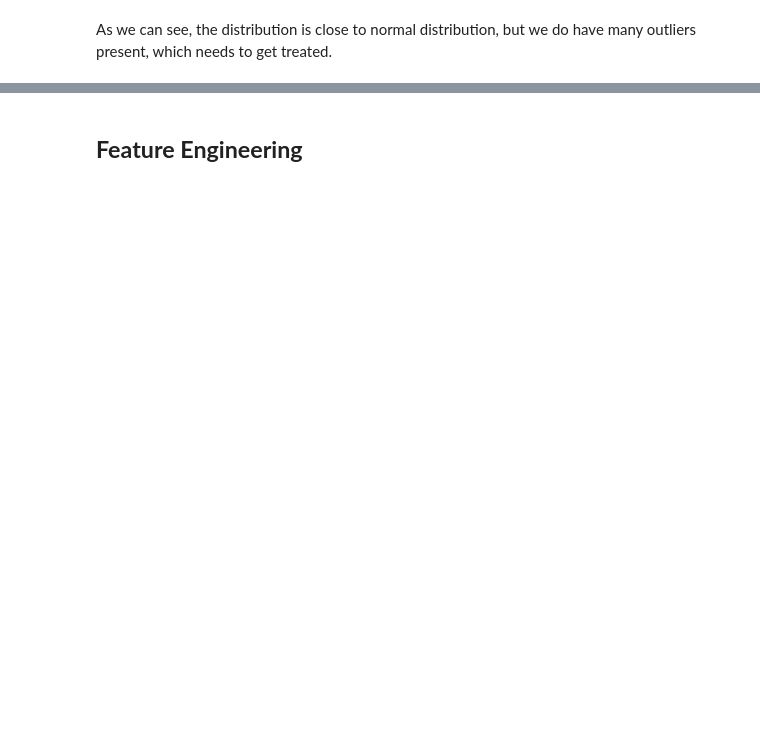
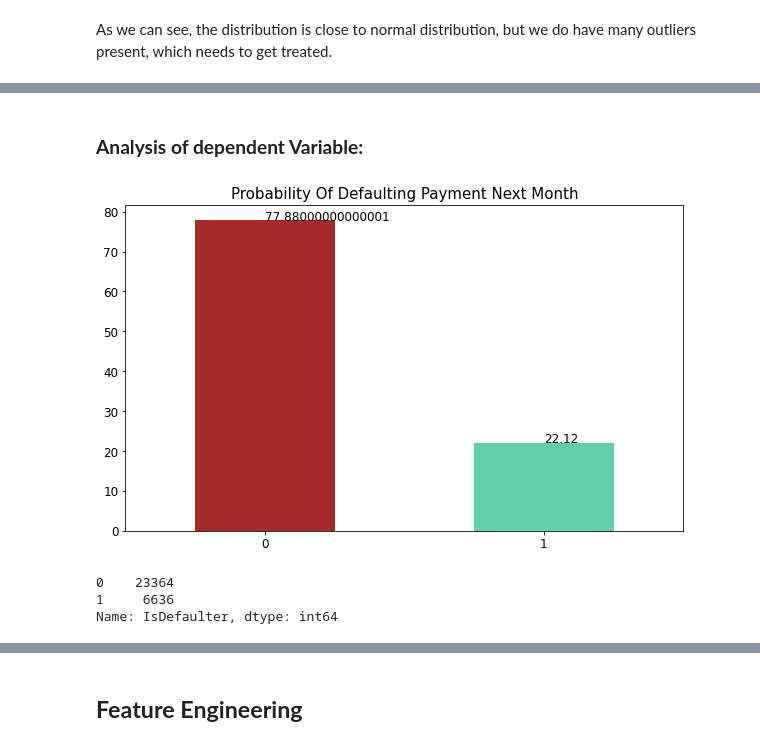
Before and after one commit to kunalmahadik/Credit-Card-Default-Prediction, a Jupyter notebook: Credit_Card_Default_Prediction_Capstone_Project.ipynb, the cells around one changed output, grey strips where cells are left out. Cells and saved outputs as stored; diff of their text form; code cells hidden in the pictures; blank space fills up the shorter version.

```diff
--- a/Credit_Card_Default_Prediction_Capstone_Project.ipynb
+++ b/Credit_Card_Default_Prediction_Capstone_Project.ipynb
@@ -628,22 +445,0 @@ plt.show()
-# %%
-# Creating bins for age groups from 21-30, 31-40,
-bins = [20,30,40,50,60,70,80]
-names = ['21-30','31-40','41-50','51-60','61-70','71-80']
-credit_df['AGE_BIN'] = pd.cut(x=credit_df.AGE, bins=bins, labels=names, right=True)
-
-age_cnt = credit_df.AGE_BIN.value_counts()
-age_0 = (credit_df.AGE_BIN[credit_df['isDefaulter'] == 0].value_counts())
-age_1 = (credit_df.AGE_BIN[credit_df['isDefaulter'] == 1].value_counts())
-
-plt.subplots(figsize=(10,8))
-plt.bar(age_0.index, age_0.values, label='0')
-plt.bar(age_1.index, age_1.values, label='1')
-for x,y in zip(names,age_0):
-    plt.text(x,y,y,fontsize=12)
-for x,y in zip(names,age_1):
-    plt.text(x,y,y,fontsize=12)
-plt.xticks(fontsize=12)
-plt.yticks(fontsize=12)
-plt.title("Number of clients in each age group", fontsize=15)
-plt.legend(loc='upper right', fontsize=15)
-plt.show()
@@ -952,0 +519,21 @@ sns.countplot('isDefaulter', data = balance_df)
+# %% [markdown]
+### **Analysis of dependent Variable:**
+# %%
+#plotting the count plot to vizualize the data distribution
+def_cnt = (cred_df.IsDefaulter.value_counts(normalize=True)*100) #calculating percetnage of the datapoints. Normalize is used to divide the total into each of the category presernt in the dataset
+def_cnt.plot.bar(figsize=(10,6), color = ['brown','mediumaquamarine']) #plotting a bar plot
+plt.xticks(fontsize=12, rotation=0) #adjusting size and adding x ticks, rotation =0 means the x labels will be same
+plt.yticks(fontsize=12)
+plt.title("Probability Of Defaulting Payment Next Month", fontsize=15) # title of plot
+for x,y in zip([0,1],def_cnt): # to annotate the values on top of the bars
+    plt.text(x,y,y,fontsize=12)
+plt.show()
+# %% [output]
+[figure, added]
+# %%
+# checking the balance of the dependent variable by counting the values of each unique set.
+cred_df['IsDefaulter'].value_counts()
+# %% [output]
+0    23364
+1     6636
+Name: IsDefaulter, dtype: int64
```
Also changed, not shown: parts of 298 cells of this notebook.
